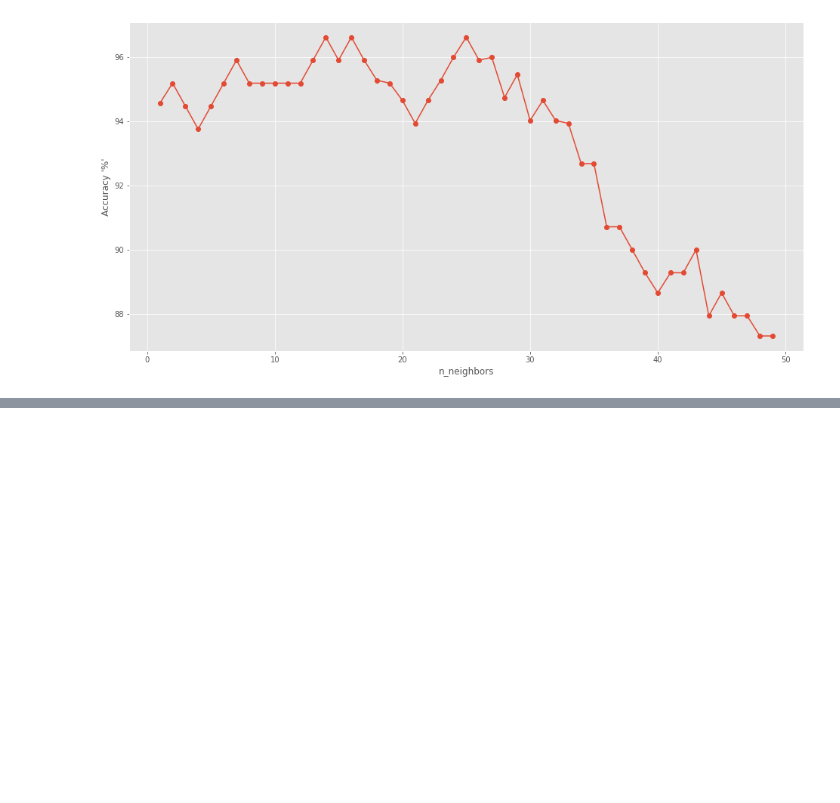
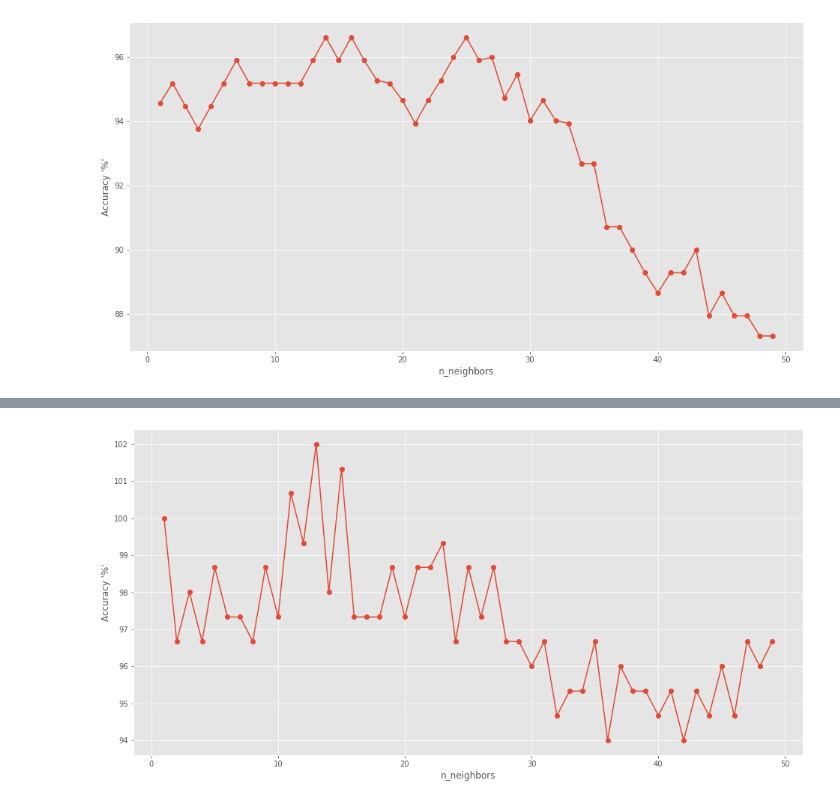
Before and after one commit to abidshafee/DataScienceYouTubeTutorials, a Jupyter notebook: KNN_Classification.ipynb, the cells around one changed output, grey strips where cells are left out. Drawn from its saved outputs; the diff is of its cells as text; code cells hidden in the pictures; blank space fills up the shorter version.

```diff
--- a/KNN_Classification.ipynb
+++ b/KNN_Classification.ipynb
@@ -245,0 +254,6 @@ plt.show()
+# %%
+kf_accurecy = []
+for i in range(1, 50):
+  knn = KNeighborsClassifier(n_neighbors=i)
+  pred = cross_val_predict(knn, X, y, cv=3)
+  kf_accurecy.append(round((pred.mean()*100), 2)) #1-acc.mean()
@@ -245,0 +262,8 @@ plt.show()
+# %%
+plt.figure(figsize=(16, 8))
+plt.plot(range(1,50), kf_accurecy, marker='o')
+plt.ylabel("Accuracy '%'")
+plt.xlabel("n_neighbors")
+plt.show()
+# %% [output]
+[figure, added]
```
Also changed, not shown: parts of 6 cells of this notebook.
